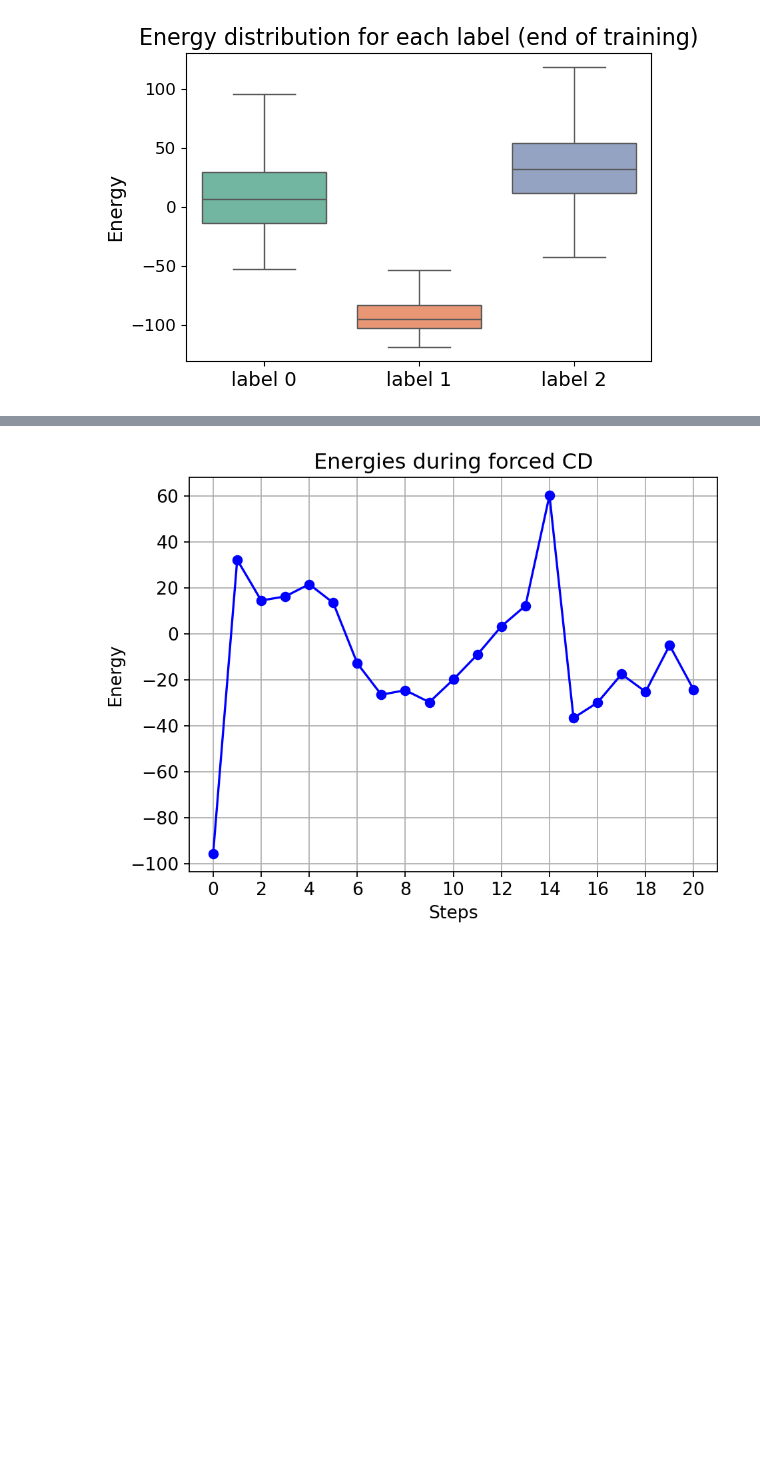
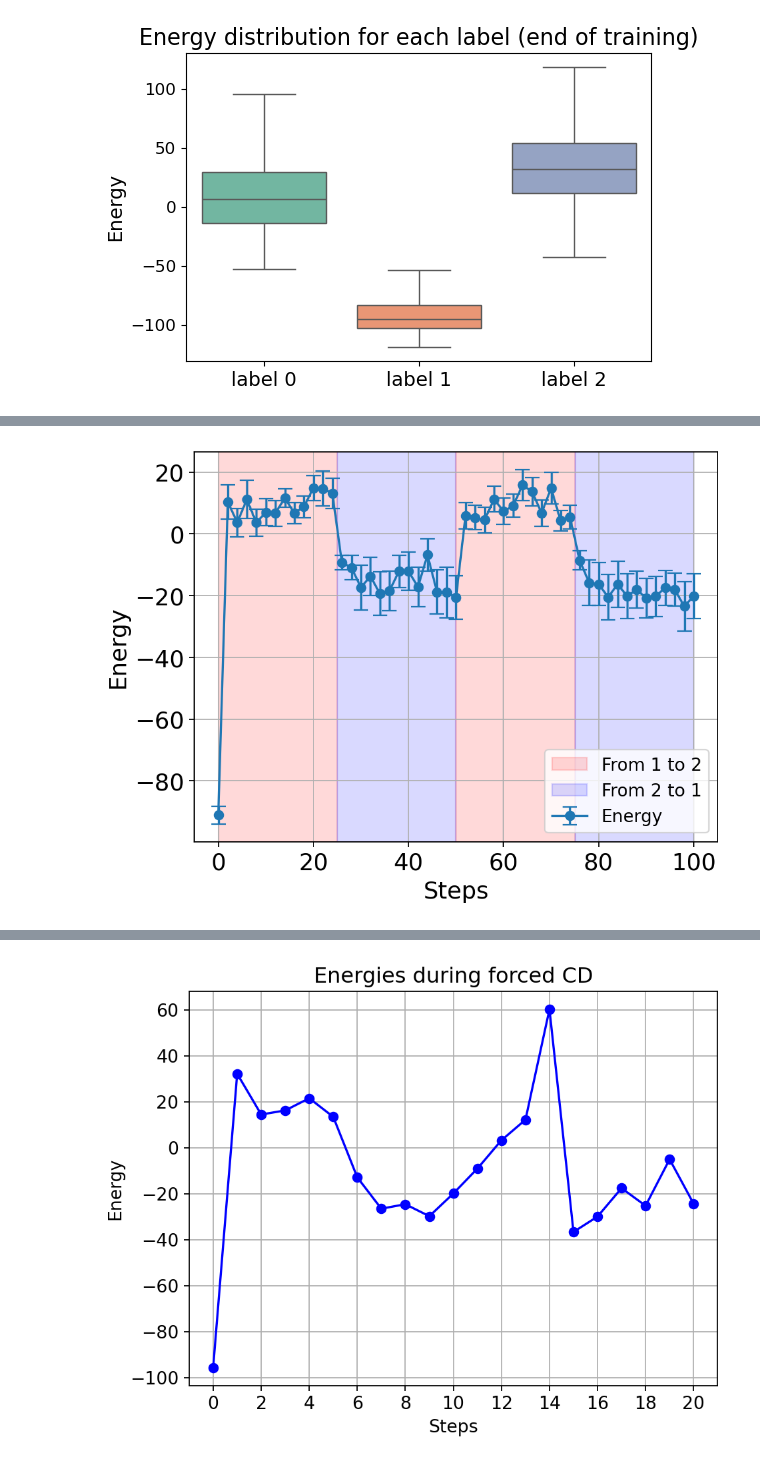
Before and after one commit to FrancescoLR02/LCP-Mod-B-Exercises, a Jupyter notebook: ex2_RBM/PerPunto5.ipynb, the cells around one changed output, grey strips where cells are left out. Drawn from its saved outputs; the diff is of its cells as text; code cells hidden in the pictures; blank space fills up the shorter version.

```diff
--- a/ex2_RBM/PerPunto5.ipynb
+++ b/ex2_RBM/PerPunto5.ipynb
@@ -115,8 +115,8 @@ def energy(x, z, w, a, b):
     """
     Compute the energy of a given (x, z) configuration.
     """
-    #return -(np.dot(x, a) + np.dot(z, b) + np.dot(x, np.dot(w , z)))
-    return -np.dot(a, x) - np.dot(b, z) - np.sum(np.outer(x, z) * w)
+    return -(np.dot(x, a) + np.dot(z, b) + np.dot(x, np.dot(w , z)))
+    #return -np.dot(a, x) - np.dot(b, z) - np.sum(np.outer(x, z) * w)
 # %%
 # Gradient descent options
 GRAD_list = ["SGD", "RMSprop"]
@@ -1604,0 +1622,6 @@ EnergyBarrier(aE, bE, wE)
+# %%
+# per recuperare dati delle energie
+provaParall = []
+for i in np.arange(4):
+    prova = np.load(f"BarriereEnergie/step1000ciclo{i+1}.npy")
+    provaParall.append(prova)
@@ -1765,0 +1825,3 @@ L: 5     amplification of weights: 10.0
+# %%
+from joblib import Parallel, delayed
+Energies_totali = Parallel(n_jobs=-1)( delayed(TransizioneFiga)(PercForzTrans=0.55) for i in range(25) )
@@ -1765,0 +1832,31 @@ L: 5     amplification of weights: 10.0
+# %%
+media_Energies_totali = np.mean(Energies_totali,axis=0)
+std_Energies_totali = np.std(Energies_totali,axis=0)/np.sqrt(25)
+# %%
+plt.figure(dpi=160)
+
+steps = range(len(Energies))
+
+plt.errorbar(steps[::2], media_Energies_totali[::2], std_Energies_totali[::2], marker='o', linestyle='-', capsize=5, label="Energy")
+#plt.title("Energies during forced CD",fontsize=16)
+plt.xlabel("Steps",fontsize=16)
+plt.ylabel("Energy",fontsize=16)
+#plt.xticks(np.arange(0, len(Energies), 2))
+plt.grid(True)
+
+#aggiunta delle barre
+plt.axvspan(0+0.01, 25-0.01, color='red', alpha=0.15, label='From 1 to 2')
+plt.axvspan(25+0.01, 50-0.01, color='blue', alpha=0.15, label='From 2 to 1')
+plt.axvspan(50+0.01, 75-0.01, color='red', alpha=0.15, label='From 1 to 2')
+plt.axvspan(75+0.01, 100-0.01, color='blue', alpha=0.15, label='From 2 to 1')
+
+# Mostra la legenda (evita doppioni)
+handles, labels = plt.gca().get_legend_handles_labels()
+by_label = dict(zip(labels, handles))
+plt.legend(by_label.values(), by_label.keys())
+
+
+plt.tick_params(axis='both', labelsize=16)
+plt.show()
+# %% [output]
+[figure, added]
```
Also changed, not shown: parts of 17 cells of this notebook.
